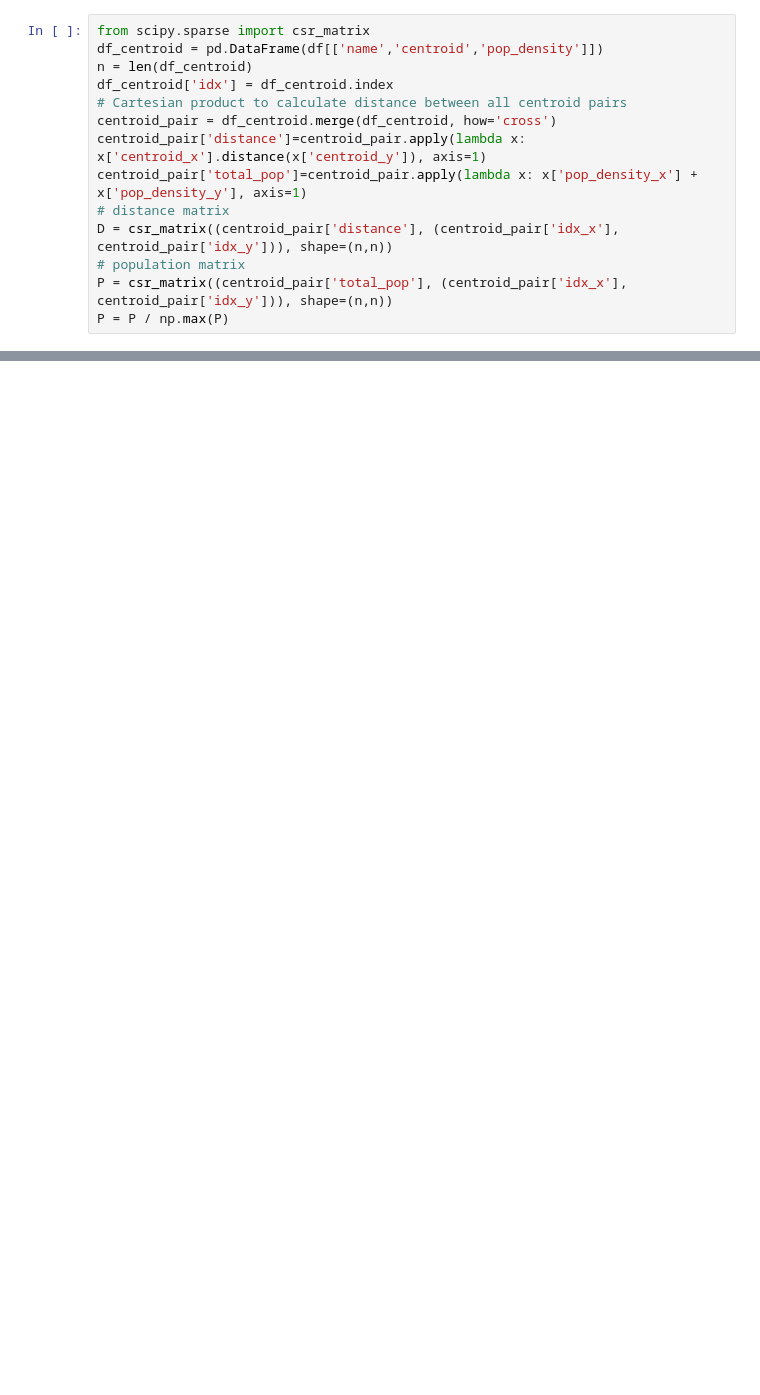
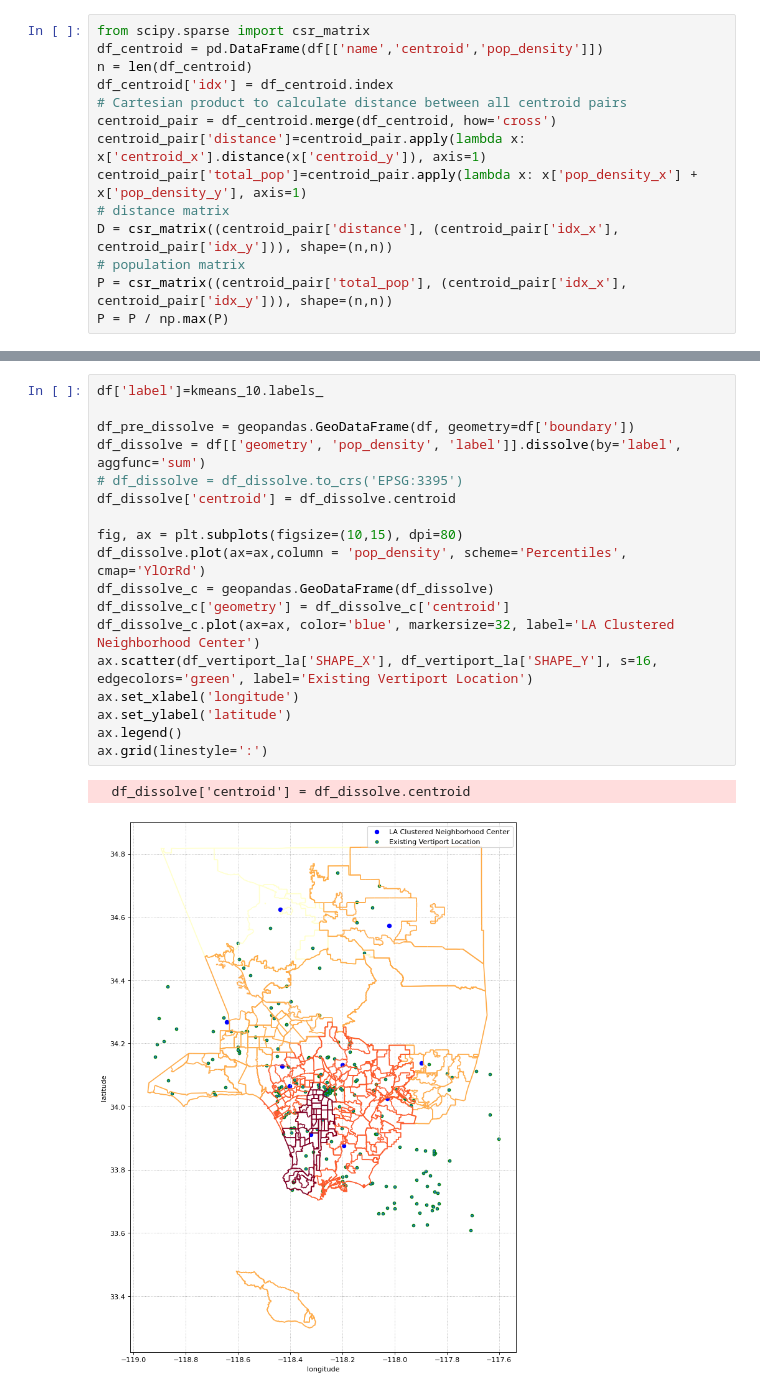
Before and after one commit to guanch1984/evtol-planning, a Jupyter notebook: geopanda_la_neighborhood.ipynb, the cells around one changed output, grey strips where cells are left out. Cells and saved outputs as stored; diff of their text form; blank space fills up the shorter version.

```diff
--- a/geopanda_la_neighborhood.ipynb
+++ b/geopanda_la_neighborhood.ipynb
@@ -72,0 +114,21 @@ P = P / np.max(P)
+# %%
+df['label']=kmeans_10.labels_
+
+df_pre_dissolve = geopandas.GeoDataFrame(df, geometry=df['boundary'])
+df_dissolve = df[['geometry', 'pop_density', 'label']].dissolve(by='label', aggfunc='sum')
+# df_dissolve = df_dissolve.to_crs('EPSG:3395')
+df_dissolve['centroid'] = df_dissolve.centroid
+
+fig, ax = plt.subplots(figsize=(10,15), dpi=80)
+df_dissolve.plot(ax=ax,column = 'pop_density', scheme='Percentiles', cmap='YlOrRd')
+df_dissolve_c = geopandas.GeoDataFrame(df_dissolve)
+df_dissolve_c['geometry'] = df_dissolve_c['centroid']
+df_dissolve_c.plot(ax=ax, color='blue', markersize=32, label='LA Clustered Neighborhood Center')
+ax.scatter(df_vertiport_la['SHAPE_X'], df_vertiport_la['SHAPE_Y'], s=16, edgecolors='green', label='Existing Vertiport Location')
+ax.set_xlabel('longitude')
+ax.set_ylabel('latitude')
+ax.legend()
+ax.grid(linestyle=':')
+# %% [output]
+  df_dissolve['centroid'] = df_dissolve.centroid
+[figure, added]
```
Also changed, not shown: parts of 3 cells of this notebook, 1 other file.
